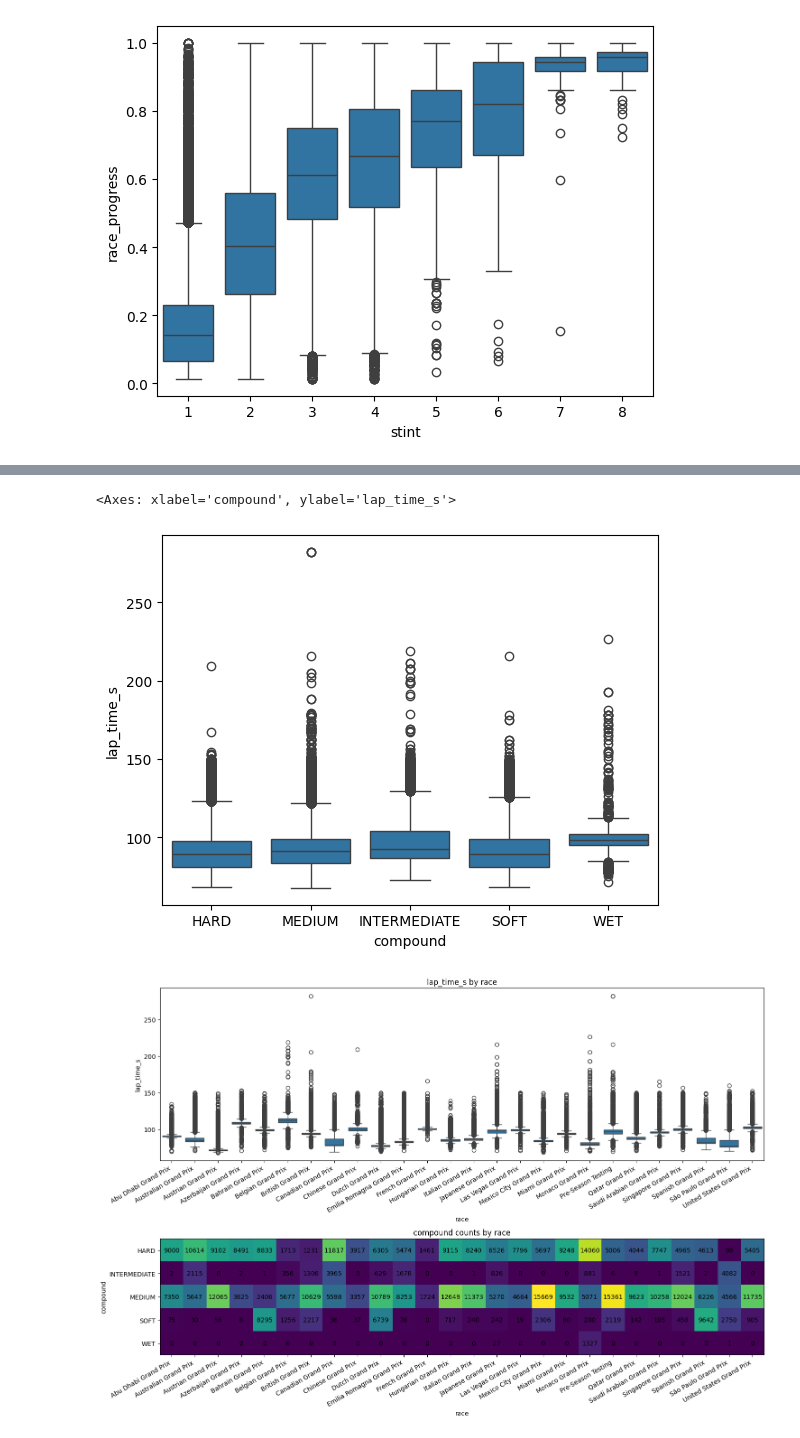
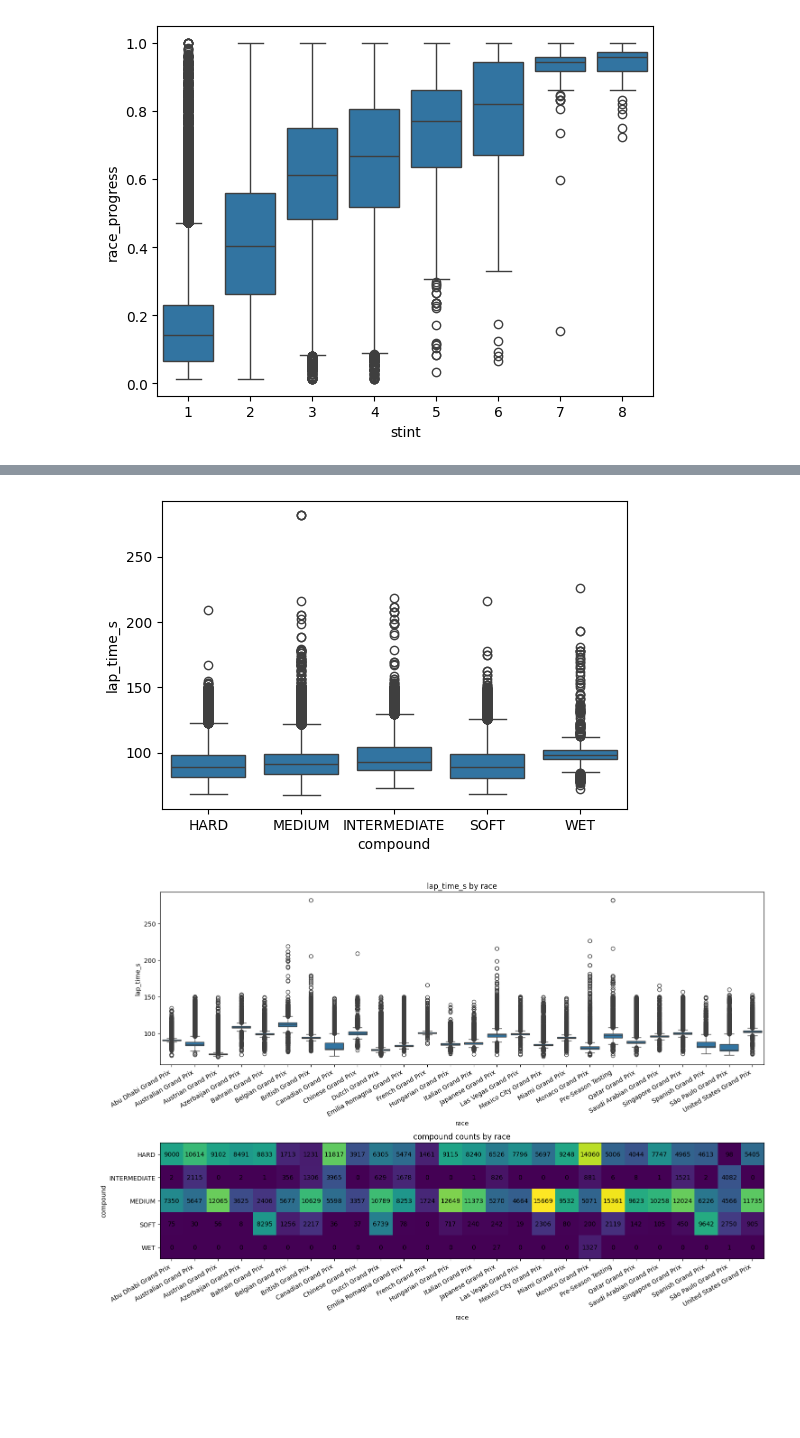
Before and after one commit to giacomoscanavini/data_science_notebooks, a Jupyter notebook: project_predicting_f1_pit_stops/predicting_f1_pit_stops.ipynb, the cells around one changed output, grey strips where cells are left out. Drawn from its saved outputs; the diff is of its cells as text; code cells hidden in the pictures; blank space fills up the shorter version.

```diff
--- a/project_predicting_f1_pit_stops/predicting_f1_pit_stops.ipynb
+++ b/project_predicting_f1_pit_stops/predicting_f1_pit_stops.ipynb
@@ -6,8 +6,8 @@ import numpy as np
 # %% [markdown]
 ### API HOOKUP / DATA IMPORT
 # %%
-df_test = pd.read_csv('./data/predicting_f1_pit_stops/test.csv')
-df = pd.read_csv('./data/predicting_f1_pit_stops/train.csv')
+df_test = pd.read_csv('./data/test.csv')
+df = pd.read_csv('./data/train.csv')
 df.head()
 # %% [output]
 |  | id | Driver | Compound | Race | Year | PitStop | LapNumber | Stint | TyreLife | Position | ... |
@@ -452,12 +453,11 @@ df[df['lap_time_s'] > 2000]
 | 419357 | 419357 | D076 | MEDIUM | Monaco Grand Prix | 2025 | 0 | 1 | 1 | 1.0 | 9 | ... |
 | 421961 | 421961 | D210 | MEDIUM | Monaco Grand Prix | 2023 | 0 | 1 | 1 | 1.0 | 9 | ... |
 # %%
-fig, ax = plt.subplots(1, 2, figsize=(12, 4))
-sns.boxplot(data=df[df.lap_time_s < 2000], x='compound', y='lap_time_s', ax=ax[0])
+fig, ax = plt.subplots(1, 1, figsize=(6, 4))
+sns.boxplot(data=df[df.lap_time_s < 2000], x='compound', y='lap_time_s', ax=ax)
 plt.show()
 # %% [output]
-<Axes: xlabel='compound', ylabel='lap_time_s'>
-[figure, old version]
+[figure, new version]
 # %%
 # Force a consistent Race order
 race_order = sorted(df["race"].drop_duplicates().tolist())
```
Also changed, not shown: parts of 12 cells of this notebook, 4 other files.
